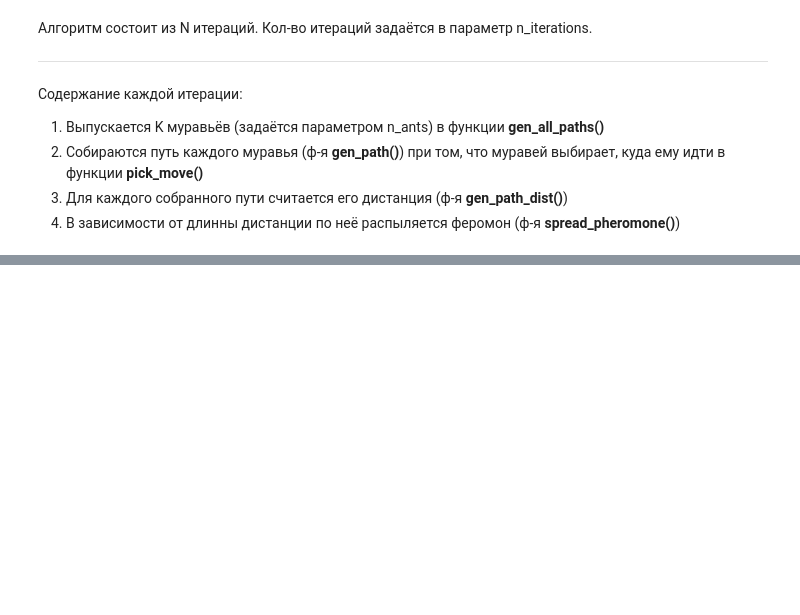
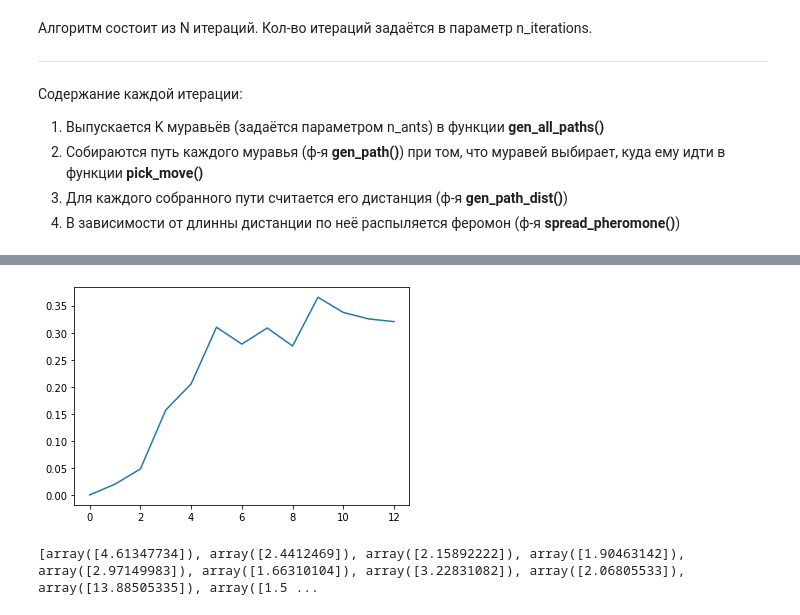
Before and after one commit to VKapicyn/m06-006sk-course-work-var2, a Jupyter notebook: Ant_Colony_on_1024Graph.ipynb, the cells around one changed output, grey strips where cells are left out. Saved outputs shown, nothing was run; the diff lists cells and outputs as text; code cells hidden in the pictures; blank space fills up the shorter version.

```diff
--- a/Ant_Colony_on_1024Graph.ipynb
+++ b/Ant_Colony_on_1024Graph.ipynb
@@ -179,3 +206,20 @@ short: 5.0 pathes: [5.0, 5.0, 5.0, 5.0, 5.0, 5.0, 5.0, 5.0, 5.0, 5.0, 5.0, 5.0,
+# %%
+d = []
+for i in range(len(weight_arr)):
+  if weight_arr[i] > 4:
+    weight_arr.pop([i])
+
+for i in range(len(weight_arr)):
+    d.append(np.var(weight_arr[:i+1]))
+
+plt.plot(d)
+plt.show()
+# %% [output]
+[figure, added]
+# %%
+print(weight_arr)
+# %% [output]
+[array([4.61347734]), array([2.4412469]), array([2.15892222]), array([1.90463142]), array([2.97149983]), array([1.66310104]), array([3.22831082]), array([2.06805533]), array([13.88505335]), array([1.5 ...
 # %%
 print(nx.dijkstra_path(G,0,1023))
 # %% [output]
```
Also changed, not shown: parts of 7 cells of this notebook.
